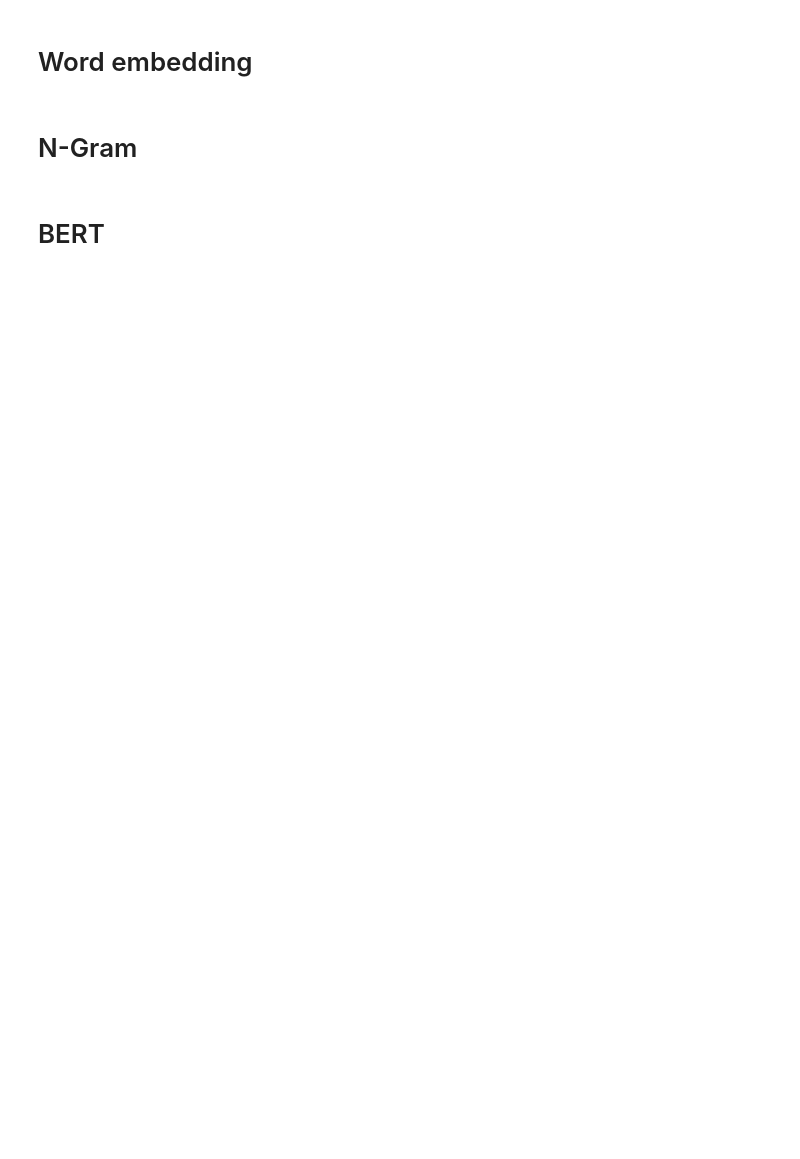
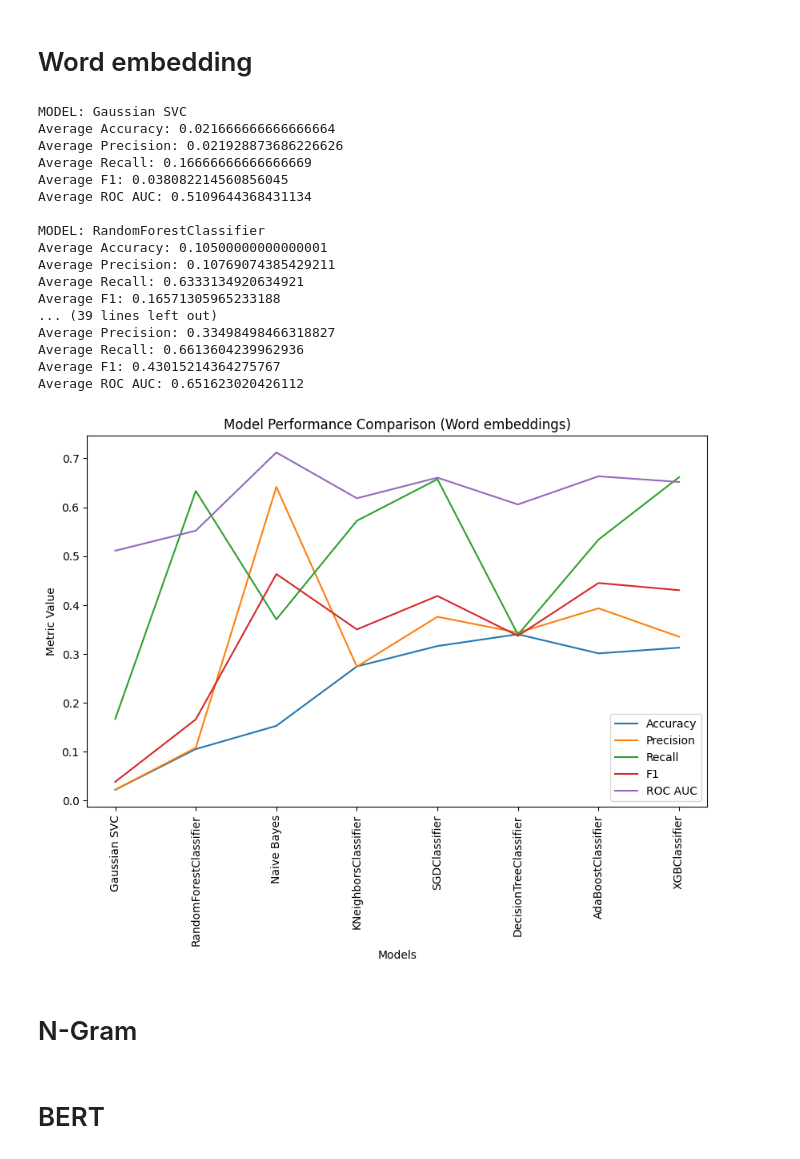
Before and after one commit to KapilM26/GNG5125, a Jupyter notebook: Assignment_1_DSA_final.ipynb, the cells around one changed output. Cells and saved outputs as stored; diff of their text form; code cells hidden in the pictures; blank space fills up the shorter version.

```diff
--- a/Assignment_1_DSA_final.ipynb
+++ b/Assignment_1_DSA_final.ipynb
@@ -501,34 +541,53 @@ for m_obj, m_name in zip(model_objs, model_names):
     recall_list.append(avg_recall)
     f1_list.append(avg_f1)
     roc_auc_list.append(avg_roc_auc)
 
     print("MODEL: {}".format(m_name))
     print("Average Accuracy: {}".format(avg_acc))
     print("Average Precision: {}".format(avg_precision))
     print("Average Recall: {}".format(avg_recall))
     print("Average F1: {}".format(avg_f1))
     print("Average ROC AUC: {}".format(avg_roc_auc))
     print()
 
 # Plotting the graph
 metrics = ['Accuracy', 'Precision', 'Recall', 'F1', 'ROC AUC']
 
 plt.figure(figsize=(10, 8))
 plt.subplots_adjust(bottom=0.3)
 
 for i, metric_list in enumerate([accuracy_list, precision_list, recall_list, f1_list, roc_auc_list]):
     plt.plot(model_names, metric_list, label=metrics[i])
 
 
-plt.title('Model Performance Comparison')
+plt.title('Model Performance Comparison (Word embeddings)')
 plt.xlabel('Models')
 
 # Rotate model names vertically
 plt.xticks(rotation=90, ha='center')
 
 plt.ylabel('Metric Value')
 plt.legend()
 plt.show()
+# %% [output]
+MODEL: Gaussian SVC
+Average Accuracy: 0.021666666666666664
+Average Precision: 0.021928873686226626
+Average Recall: 0.16666666666666669
+Average F1: 0.038082214560856045
+Average ROC AUC: 0.5109644368431134
+
+MODEL: RandomForestClassifier
+Average Accuracy: 0.10500000000000001
+Average Precision: 0.10769074385429211
+Average Recall: 0.6333134920634921
+Average F1: 0.16571305965233188
+... (39 lines left out)
+Average Precision: 0.33498498466318827
+Average Recall: 0.6613604239962936
+Average F1: 0.43015214364275767
+Average ROC AUC: 0.651623020426112
+[figure, added]
 # %% [markdown]
 # N-Gram
 # %%
```
Also changed, not shown: parts of 28 cells of this notebook, 13 other files.
